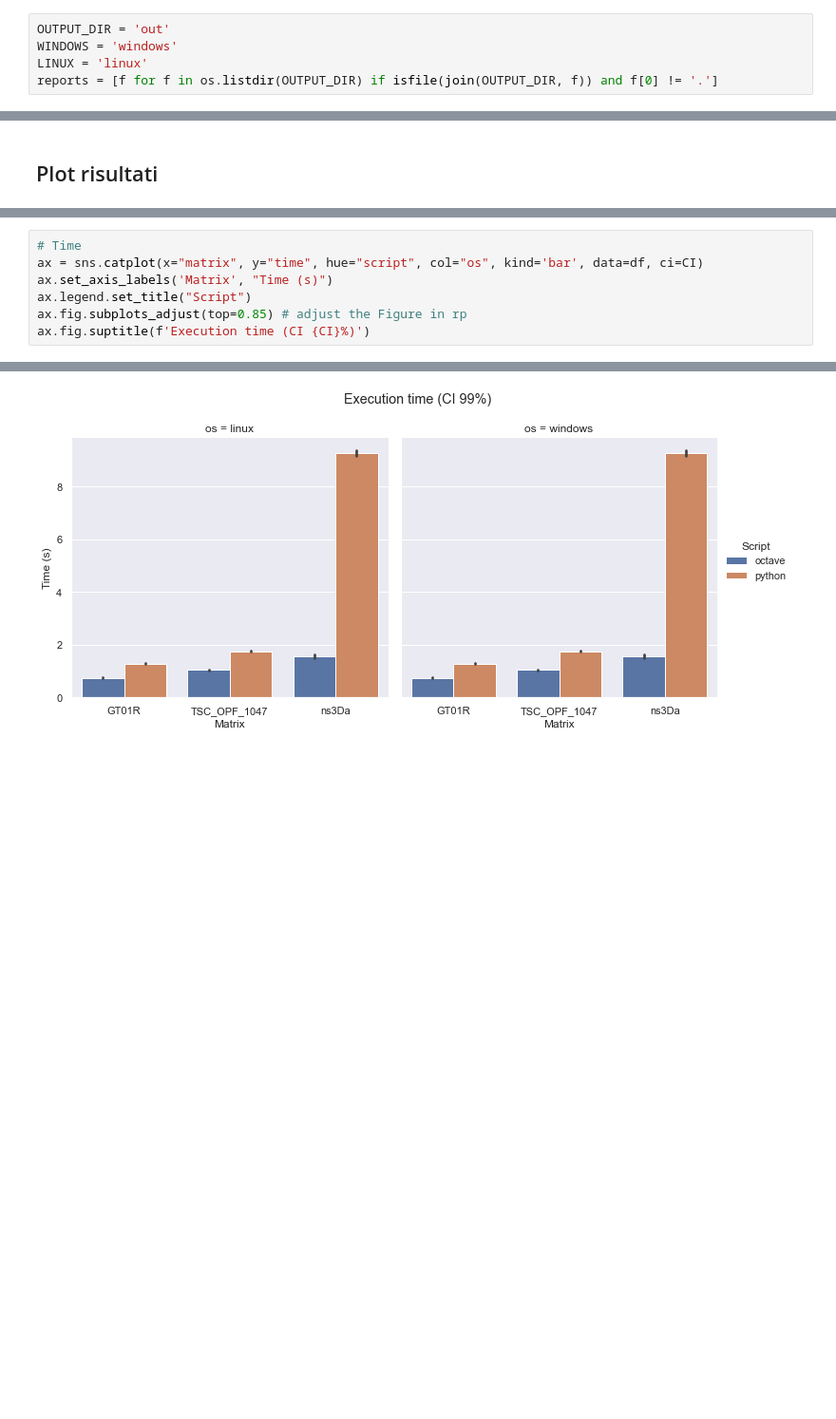
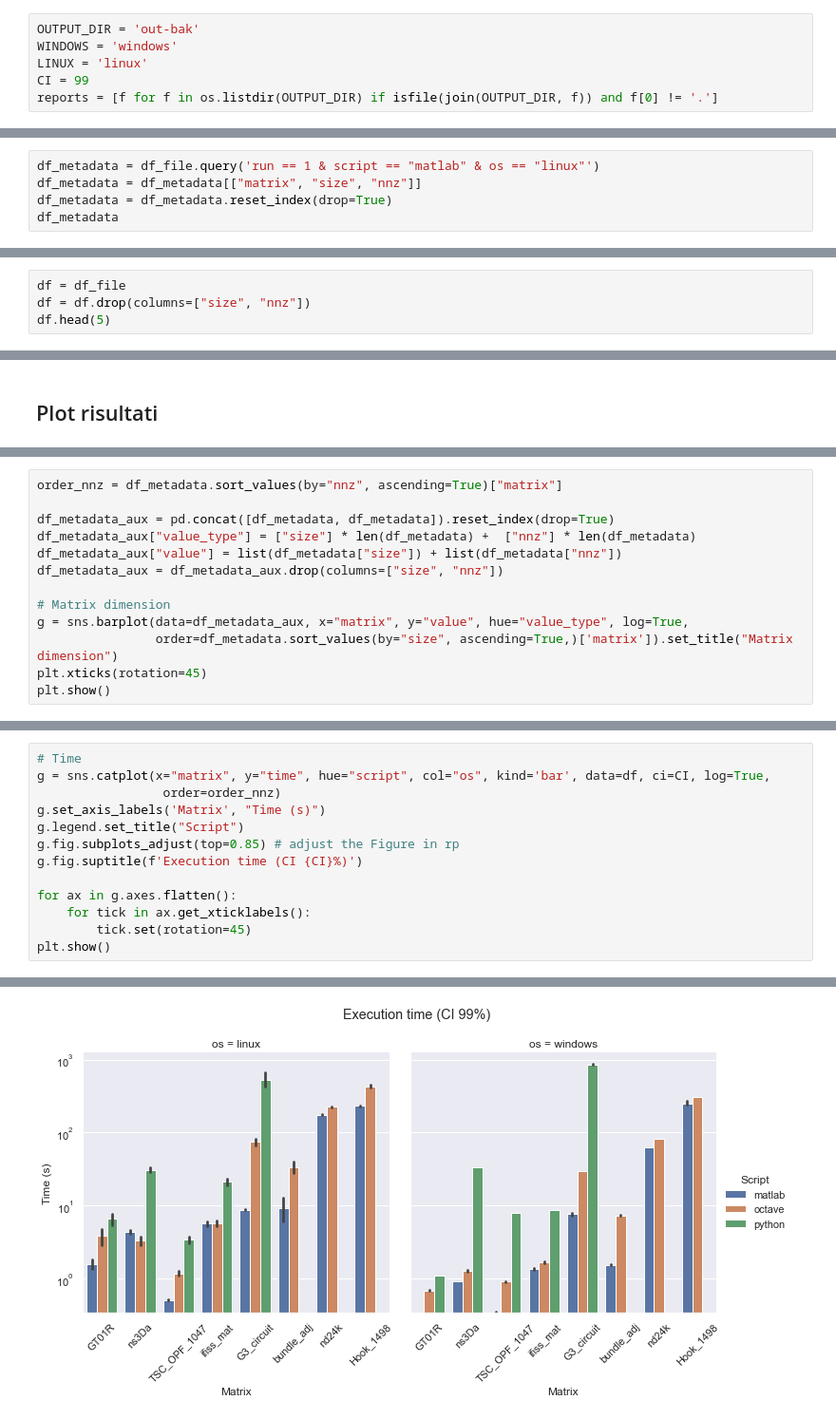
Before and after one commit to AuPath/Progetto-Calcolo-Scientifico, a Jupyter notebook: analysis.ipynb, the cells around one changed output, grey strips where cells are left out. Shown: that part at 95% size. Cells and saved outputs as stored; diff of their text form; blank space fills up the shorter version.

Commit message:
Plot analisi matrici spazio-tempo + statistiche matrici

```diff
--- a/analysis.ipynb
+++ b/analysis.ipynb
@@ -6,9 +8,10 @@ import seaborn as sns
 
 sns.set_theme()
 # %%
-OUTPUT_DIR = 'out'
+OUTPUT_DIR = 'out-bak'
 WINDOWS = 'windows'
 LINUX = 'linux'
+CI = 99
 reports = [f for f in os.listdir(OUTPUT_DIR) if isfile(join(OUTPUT_DIR, f)) and f[0] != '.']
 # %%
 HEADER = {'matrix': str, 'os': str, 'script': str, 'run': int,
@@ -47,0 +42,5 @@ df
+# %%
+df_metadata = df_file.query('run == 1 & script == "matlab" & os == "linux"')
+df_metadata = df_metadata[["matrix", "size", "nnz"]]
+df_metadata = df_metadata.reset_index(drop=True)
+df_metadata
@@ -47,0 +59,4 @@ df
+# %%
+df = df_file
+df = df.drop(columns=["size", "nnz"])
+df.head(5)
@@ -62,0 +72,13 @@ Text(0.5, 1.0, 'Non zero elements')
+# %%
+order_nnz = df_metadata.sort_values(by="nnz", ascending=True)["matrix"]
+
+df_metadata_aux = pd.concat([df_metadata, df_metadata]).reset_index(drop=True)
+df_metadata_aux["value_type"] = ["size"] * len(df_metadata) +  ["nnz"] * len(df_metadata)
+df_metadata_aux["value"] = list(df_metadata["size"]) + list(df_metadata["nnz"])
+df_metadata_aux = df_metadata_aux.drop(columns=["size", "nnz"])
+
+# Matrix dimension
+g = sns.barplot(data=df_metadata_aux, x="matrix", y="value", hue="value_type", log=True,
+                order=df_metadata.sort_values(by="size", ascending=True,)['matrix']).set_title("Matrix dimension")
+plt.xticks(rotation=45)
+plt.show()
@@ -63,8 +109,14 @@ Text(0.5, 1.0, 'Non zero elements')
 # %%
 # Time
-ax = sns.catplot(x="matrix", y="time", hue="script", col="os", kind='bar', data=df, ci=CI)
-ax.set_axis_labels('Matrix', "Time (s)")
-ax.legend.set_title("Script")
-ax.fig.subplots_adjust(top=0.85) # adjust the Figure in rp
-ax.fig.suptitle(f'Execution time (CI {CI}%)')
+g = sns.catplot(x="matrix", y="time", hue="script", col="os", kind='bar', data=df, ci=CI, log=True,
+                 order=order_nnz)
+g.set_axis_labels('Matrix', "Time (s)")
+g.legend.set_title("Script")
+g.fig.subplots_adjust(top=0.85) # adjust the Figure in rp
+g.fig.suptitle(f'Execution time (CI {CI}%)')
+
+for ax in g.axes.flatten():
+    for tick in ax.get_xticklabels():
+        tick.set(rotation=45)
+plt.show()
 # %% [output]
@@ -72 +123 @@ Text(0.5, 0.98, 'Execution time (CI 99%)')
-[figure, old version]
+[figure, new version]
```
Also changed, not shown: parts of 13 cells of this notebook.
